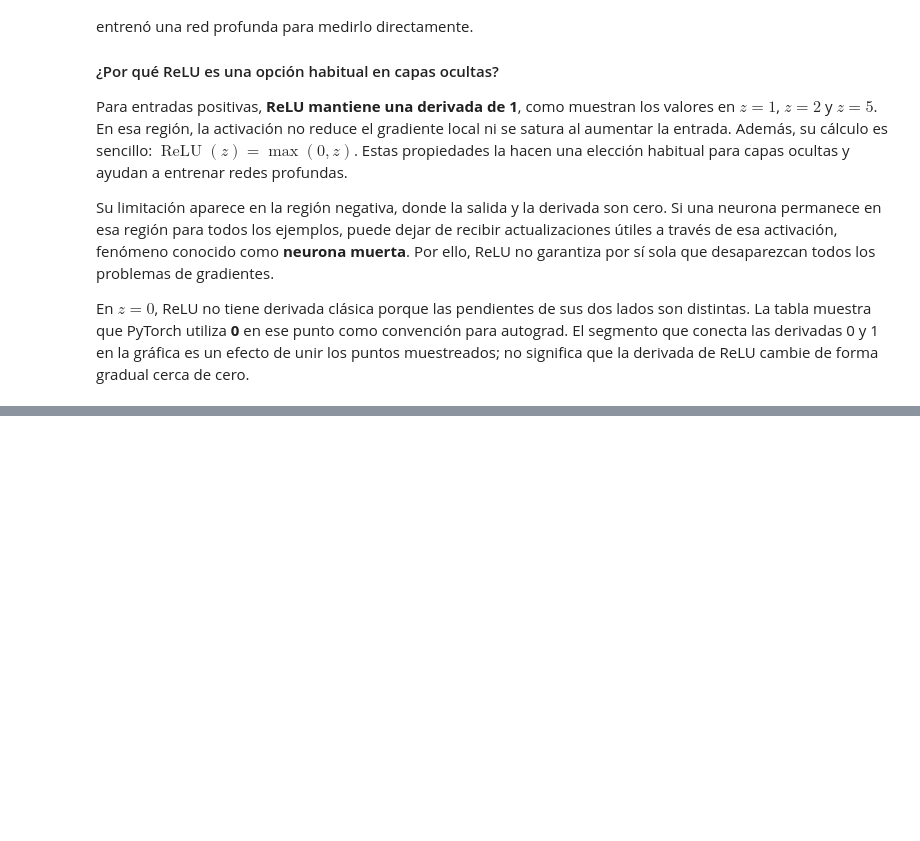
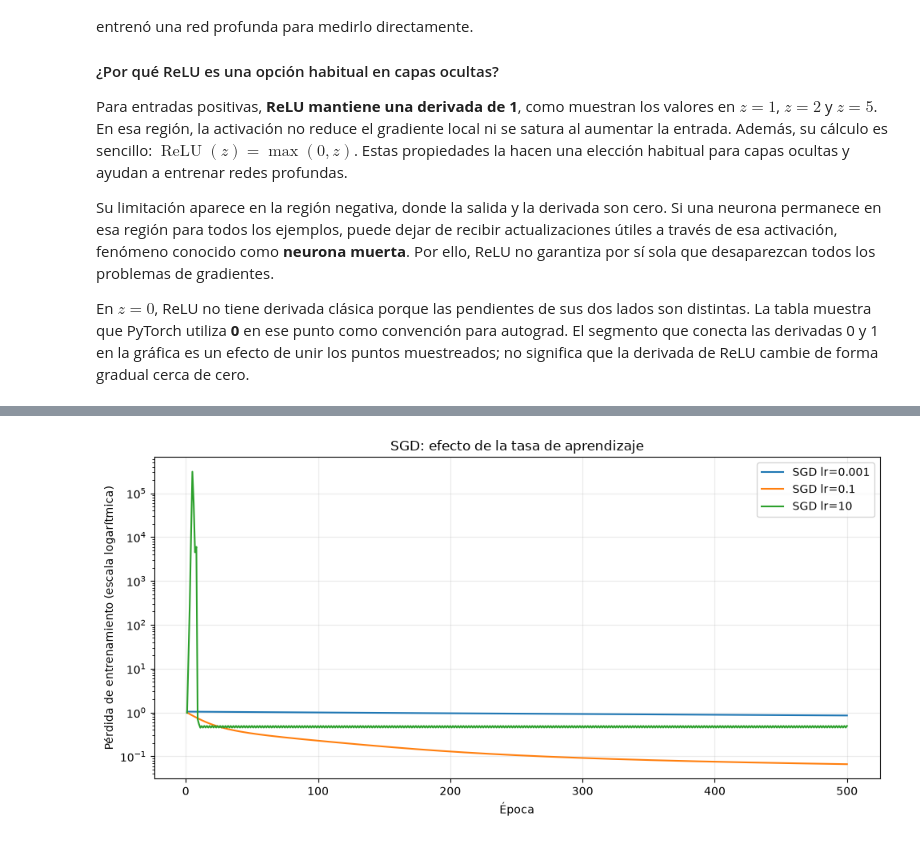
Before and after one commit to Jtanchezz/NLP, a Jupyter notebook: Lab8/lab8.ipynb, the cells around one changed output, grey strips where cells are left out. Drawn from its saved outputs; the diff is of its cells as text; code cells hidden in the pictures; blank space fills up the shorter version.

```diff
--- a/Lab8/lab8.ipynb
+++ b/Lab8/lab8.ipynb
@@ -443,0 +518,22 @@ En **$z=0$**, ReLU no tiene derivada clásica porque las pendientes de sus dos l
+# %%
+class MLPIris(nn.Module):
+    def __init__(self):
+        super().__init__()
+        self.oculta = nn.Linear(4, 16)
+        self.activacion = nn.ReLU()
+        self.salida = nn.Linear(16, 3)
+
+    def forward(self, x):
+        return self.salida(self.activacion(self.oculta(x)))
+
+
+torch.manual_seed(42)
+modelo_base_iris = MLPIris()
+estado_inicial_iris = copy.deepcopy(modelo_base_iris.state_dict())
+print(modelo_base_iris)
+display(pd.DataFrame([
+    {"Tensor": nombre, "Forma": tuple(parametro.shape), "Parámetros": parametro.numel()}
+    for nombre, parametro in modelo_base_iris.named_parameters()
+]))
+print("Total de parámetros:", sum(p.numel() for p in modelo_base_iris.parameters()))
+print("Cálculo manual: (4 × 16 + 16) + (16 × 3 + 3) =", (4 * 16 + 16) + (16 * 3 + 3))
@@ -443,0 +651,17 @@ En **$z=0$**, ReLU no tiene derivada clásica porque las pendientes de sus dos l
+# %%
+fig, eje = plt.subplots(figsize=(10, 5))
+for nombre, datos in experimentos_iris.items():
+    historial = datos["historial"]
+    perdidas = np.asarray(historial["train_loss"])
+    # No dibujar valores no finitos; la tabla anterior reporta la interrupción.
+    eje.plot(historial["epoca"], np.where(np.isfinite(perdidas), perdidas, np.nan),
+             label=nombre)
+eje.set_yscale("log")
+eje.set(title="SGD: efecto de la tasa de aprendizaje", xlabel="Época",
+        ylabel="Pérdida de entrenamiento (escala logarítmica)")
+eje.grid(alpha=0.25)
+eje.legend()
+plt.tight_layout()
+plt.show()
+# %% [output]
+[figure, added]
```
Also changed, not shown: parts of 16 cells of this notebook.
